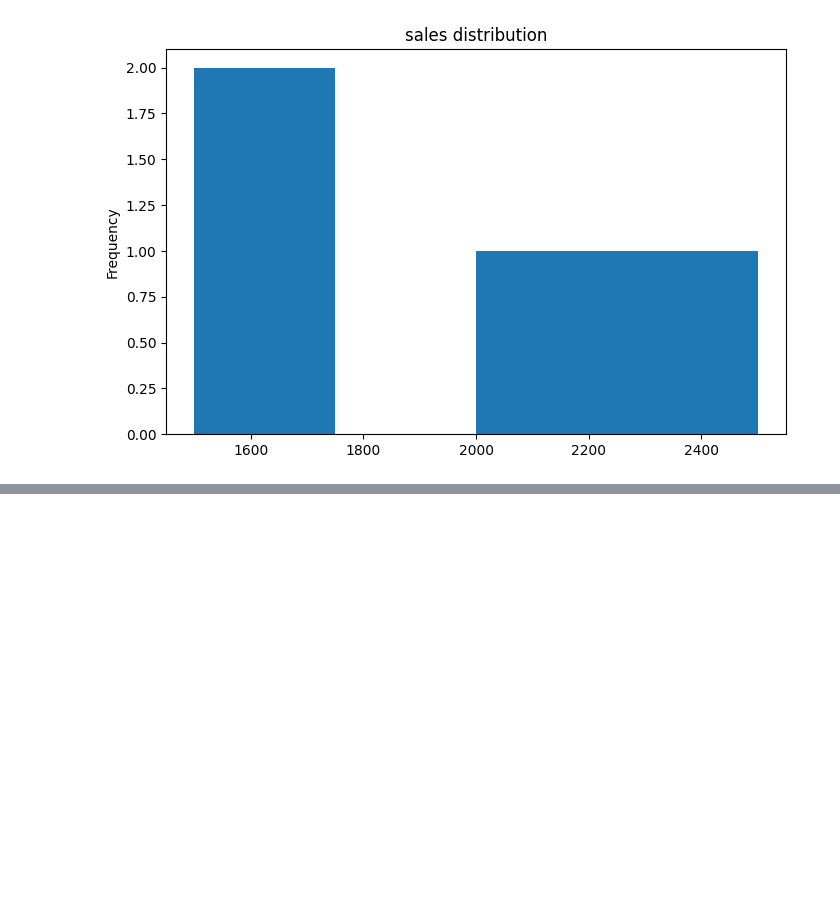
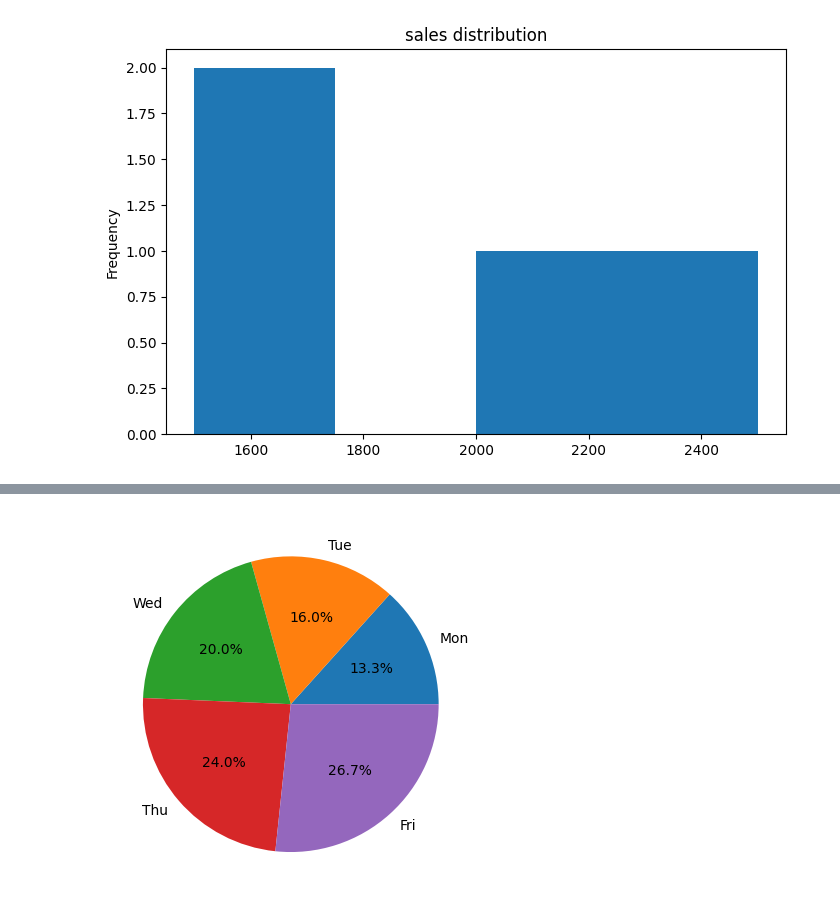
Before and after one commit to helloharendra/Python-DS-AI-11-AM-12-30PM, a Jupyter notebook: roshan/analytics/day32.ipynb, the cells around one changed output, grey strips where cells are left out. Cells and saved outputs as stored; diff of their text form; code cells hidden in the pictures; blank space fills up the shorter version.

```diff
--- a/roshan/analytics/day32.ipynb
+++ b/roshan/analytics/day32.ipynb
@@ -85,0 +109,10 @@ df['sales'].plot(
+# %%
+pie = exercise.set_index('Days')['Visitors'].plot(
+    kind='pie',
+    x='Days',
+
+    autopct='%1.1F%%',
+    label='Visitor by Days'
+)
+# %% [output]
+[figure, added]
```
Also changed, not shown: parts of 3 cells of this notebook, 2 other files.
